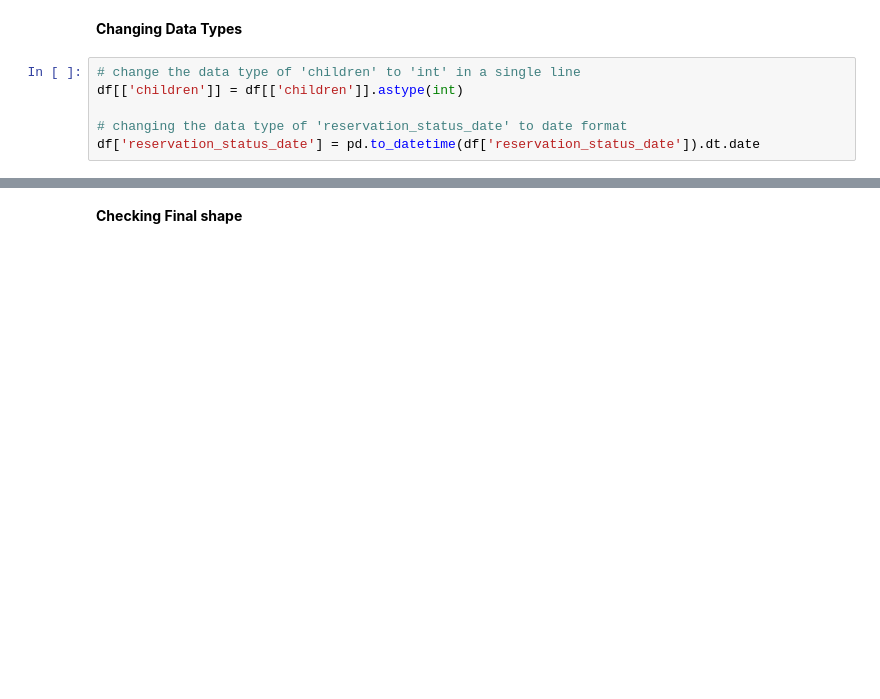
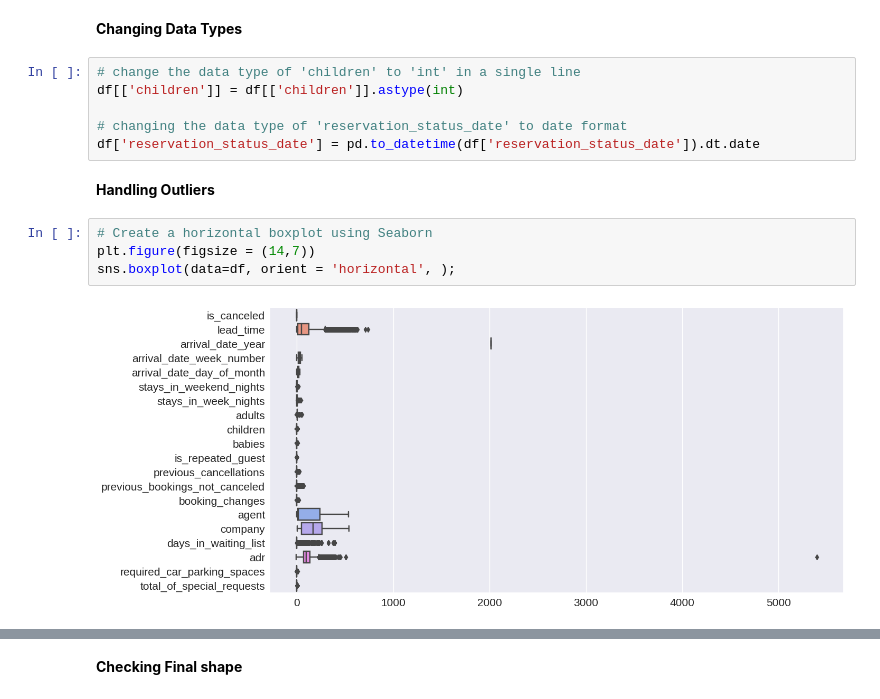
Before and after one commit to hkv-code/EDA-Hotel_Booking_Analysis, a Jupyter notebook: Hotel_Bookings_Analysis.ipynb, the cells around one changed output, grey strips where cells are left out. Drawn from its saved outputs; the diff is of its cells as text; blank space fills up the shorter version.

```diff
--- a/Hotel_Bookings_Analysis.ipynb
+++ b/Hotel_Bookings_Analysis.ipynb
@@ -338,3 +313,11 @@ df[['children']] = df[['children']].astype(int)
 
 # changing the data type of 'reservation_status_date' to date format
 df['reservation_status_date'] = pd.to_datetime(df['reservation_status_date']).dt.date
+# %% [markdown]
+**Handling Outliers**
+# %%
+# Create a horizontal boxplot using Seaborn
+plt.figure(figsize = (14,7))
+sns.boxplot(data=df, orient = 'horizontal', );
+# %% [output]
+[figure, added]
```
Also changed, not shown: parts of 519 cells of this notebook.
